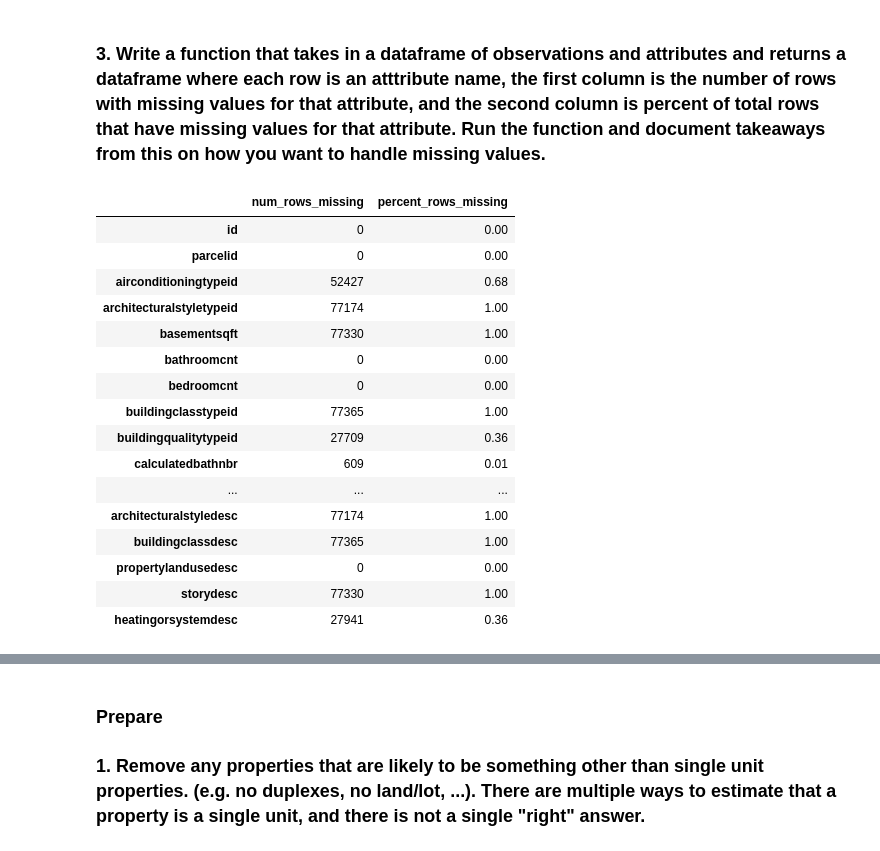
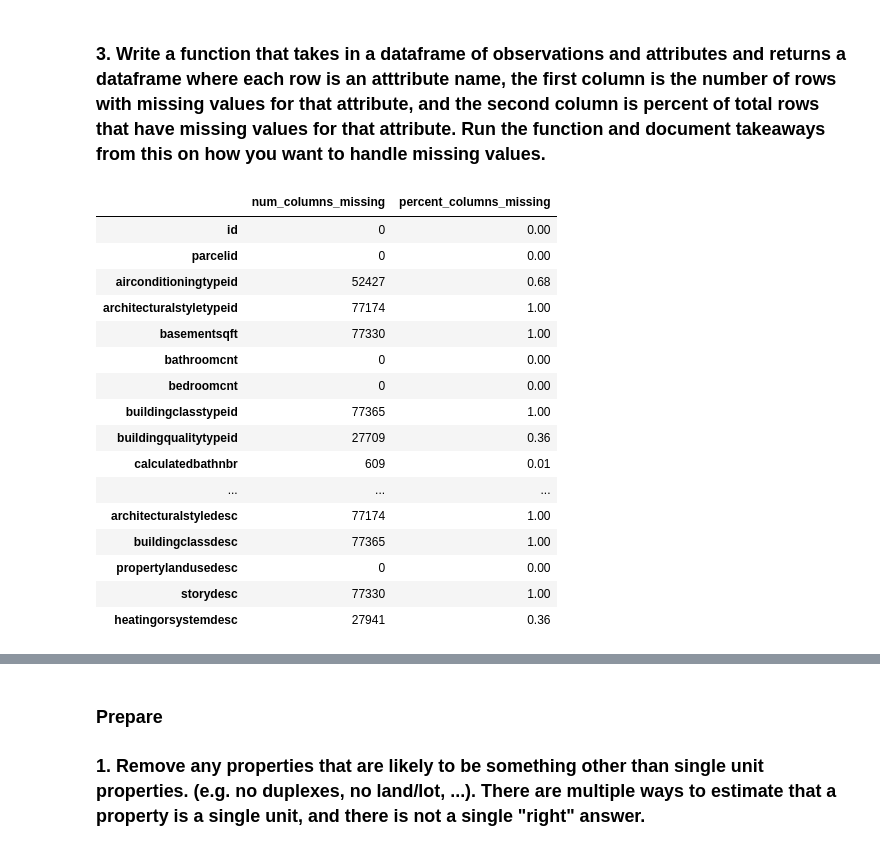
Before and after one commit to patrickamwayi/clustering-exercises, a Jupyter notebook: zillow.ipynb, the cells around one changed output, grey strips where cells are left out. Cells and saved outputs as stored; diff of their text form; code cells hidden in the pictures.

```diff
--- a/zillow.ipynb
+++ b/zillow.ipynb
@@ -96,28 +96,30 @@ df.describe().T
 # %% [markdown]
 ### 3. Write a function that takes in a dataframe of observations and attributes and returns a dataframe where each row is an atttribute name, the first column is the number of rows with missing values for that attribute, and the second column is percent of total rows that have missing values for that attribute. Run the function and document takeaways from this on how you want to handle missing values.
 # %%
-def observations_column_nulls(df):
+#function to check null values in columns
+def summarize_column_nulls(df):
     return pd.concat([
-        df.isnull().sum().rename('num_rows_missing'),
-        df.isnull().mean().rename('percent_rows_missing')
+        df.isnull().sum().rename('num_columns_missing'),
+        df.isnull().mean().rename('percent_columns_missing')
     ], axis = 1)
-# %%
-observations_column_nulls(df)
-# %% [output]
-|  | num_rows_missing | percent_rows_missing |
-| id | 0 | 0.00 |
-| parcelid | 0 | 0.00 |
-| airconditioningtypeid | 52427 | 0.68 |
-| architecturalstyletypeid | 77174 | 1.00 |
-| basementsqft | 77330 | 1.00 |
-| bathroomcnt | 0 | 0.00 |
-| bedroomcnt | 0 | 0.00 |
-| buildingclasstypeid | 77365 | 1.00 |
-| buildingqualitytypeid | 27709 | 0.36 |
-| calculatedbathnbr | 609 | 0.01 |
-| ... | ... | ... |
-| architecturalstyledesc | 77174 | 1.00 |
-| buildingclassdesc | 77365 | 1.00 |
-| propertylandusedesc | 0 | 0.00 |
-| storydesc | 77330 | 1.00 |
-| heatingorsystemdesc | 27941 | 0.36 |
+# %%
+#summary of null values in columns
+summarize_column_nulls(df)
+# %% [output]
+|  | num_columns_missing | percent_columns_missing |
+| id | 0 | 0.00 |
+| parcelid | 0 | 0.00 |
+| airconditioningtypeid | 52427 | 0.68 |
+| architecturalstyletypeid | 77174 | 1.00 |
+| basementsqft | 77330 | 1.00 |
+| bathroomcnt | 0 | 0.00 |
+| bedroomcnt | 0 | 0.00 |
+| buildingclasstypeid | 77365 | 1.00 |
+| buildingqualitytypeid | 27709 | 0.36 |
+| calculatedbathnbr | 609 | 0.01 |
+| ... | ... | ... |
+| architecturalstyledesc | 77174 | 1.00 |
+| buildingclassdesc | 77365 | 1.00 |
+| propertylandusedesc | 0 | 0.00 |
+| storydesc | 77330 | 1.00 |
+| heatingorsystemdesc | 27941 | 0.36 |
```
Also changed, not shown: parts of 14 cells of this notebook.
